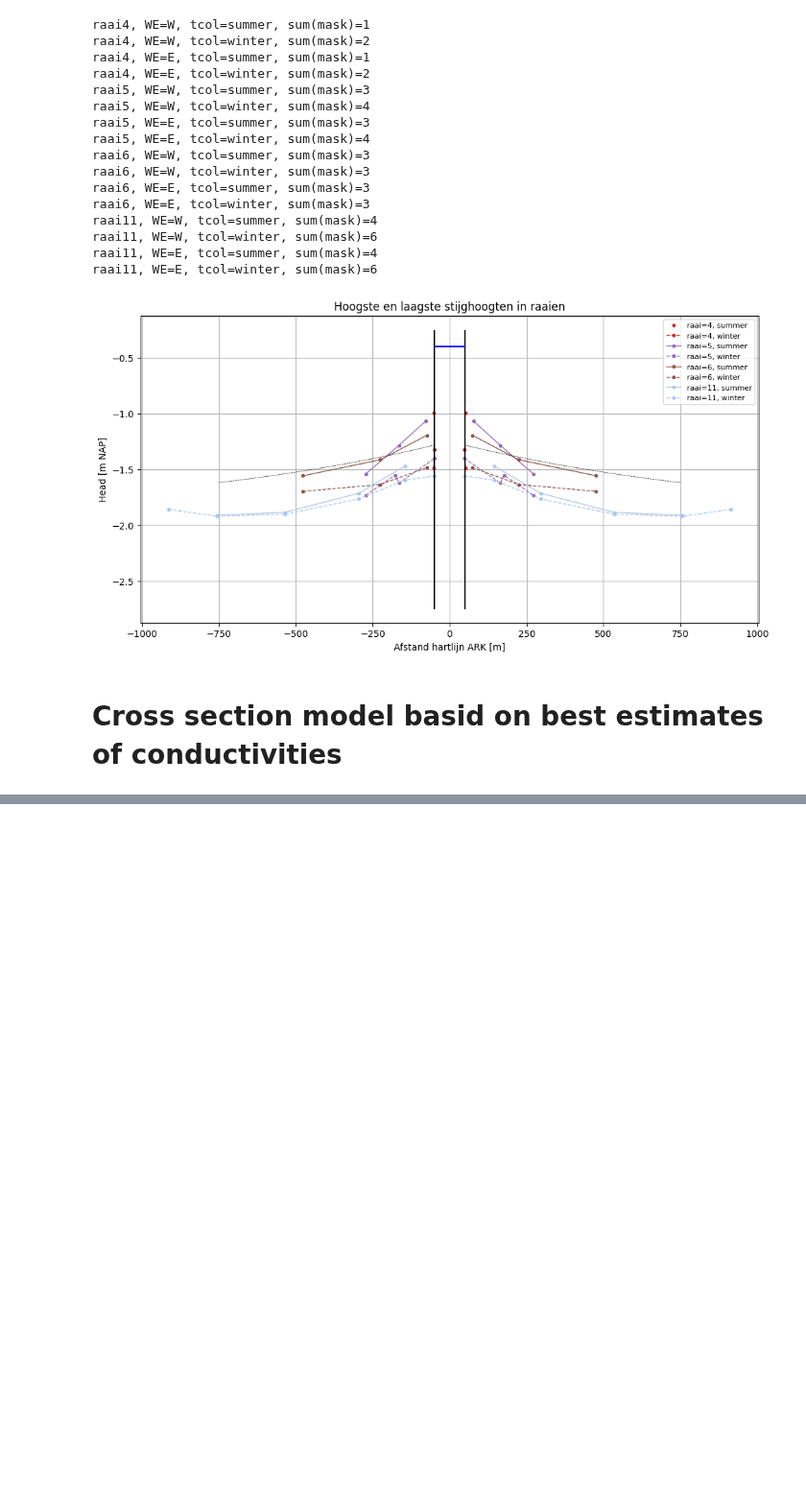
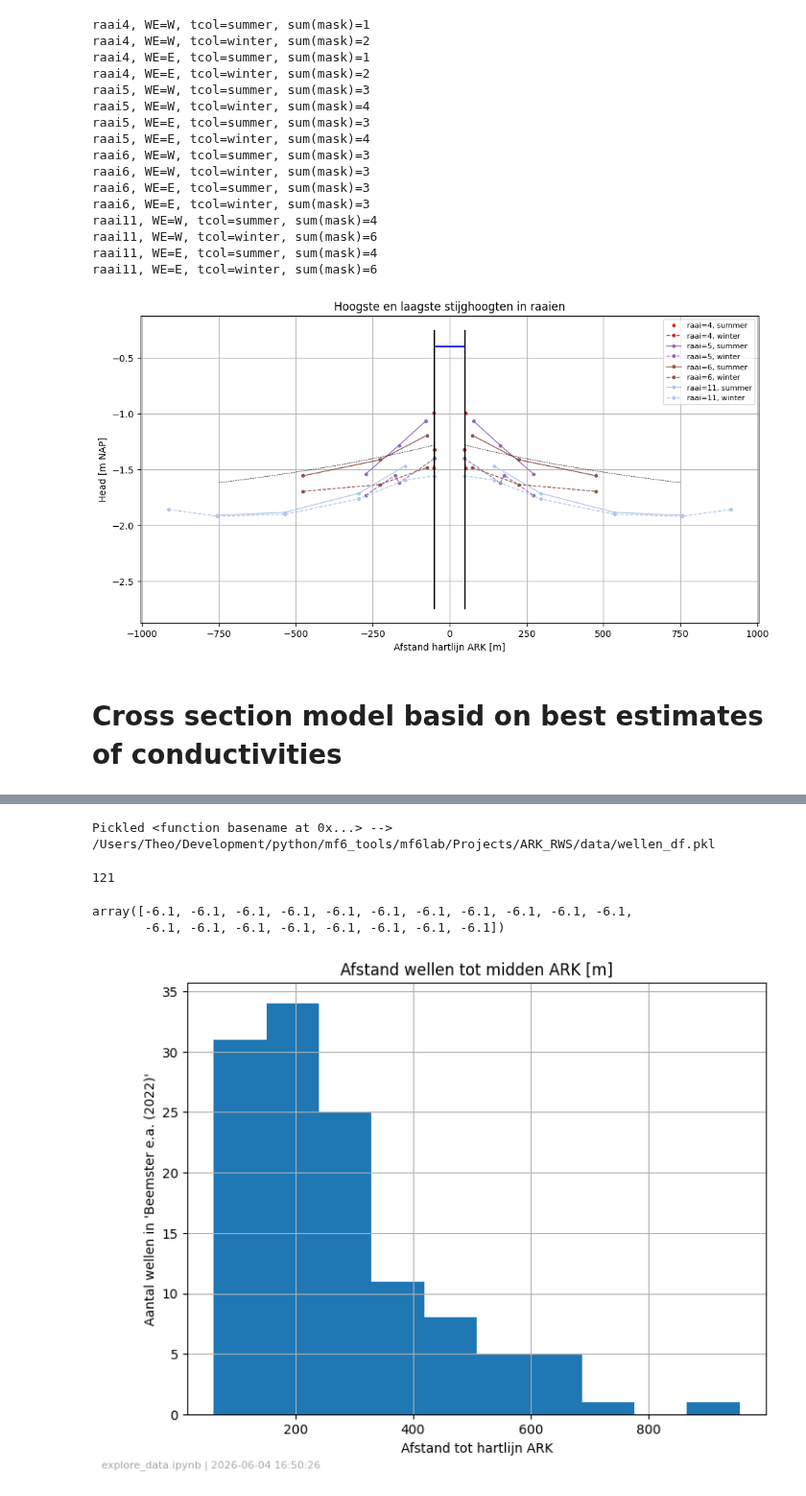
Before and after one commit to Olsthoorn/mf6lab, a Jupyter notebook: Projects/ARK_RWS/notebooks/explore_data.ipynb, the cells around one changed output, grey strips where cells are left out. Shown at 96% size. Drawn from its saved outputs; the diff is of its cells as text; code cells hidden in the pictures; blank space fills up the shorter version.

```diff
--- a/Projects/ARK_RWS/notebooks/explore_data.ipynb
+++ b/Projects/ARK_RWS/notebooks/explore_data.ipynb
@@ -961,0 +1098,51 @@ array([[-1, -1, -1],
+# %%
+import pandas as pd
+
+# Create intervals [min, max)
+intervals = pd.IntervalIndex.from_arrays(
+    raaien['min'],
+    raaien['max'],
+    closed='left'
+)
+
+# Find the interval containing each y coordinate
+wellen['raai'] = raaien.index[intervals.get_indexer(wellen['y'])]
+
+# --- Sort wellen by 'raai' and then by 'dist'
+wellen = wellen.sort_values(['raai', 'dist'])
+
+# --- Redifine the index
+wellen.index = np.arange(len(wellen))
+wellen
+
+pickleto(wellen, os.path.join(dirs.data, "wellen_df.pkl"))
+# %% [output]
+Pickled <function basename at 0x...> --> /Users/Theo/Development/python/mf6_tools/mf6lab/Projects/ARK_RWS/data/wellen_df.pkl
+# %%
+nwkp = lagen['geo'] == 'Niewkoop'
+ok_NK = lagen.loc[nwkp, 'okLaag'].values[0]
+iz = np.searchsorted(-gr.z, -ok_NK)
+b_wellen = 300. # Width the area next to the canal with the bulk of the wellen
+mask_wellen = (gr.ZM == gr.zm[iz]) & (gr.XM > bARK + 10) & (gr.XM < bARK + b_wellen)
+
+gr.XM[mask_wellen]
+
+len(wellen)
+# %% [output]
+121
+# %%
+fig, ax = plt.subplots(figsize=(8, 6))
+wellen.hist('dist', ax=ax)
+ax.set_title("Afstand wellen tot midden ARK [m]")
+ax.set_xlabel("Afstand tot hartlijn ARK")
+ax.set_ylabel("Aantal wellen in 'Beemster e.a. (2022)'")
+ax.grid(True)
+logo(fig, NOTEBOOK_NAME)
+# fig.savefig(os.path.join(dirs.images, "hist_afstand_wellen_tot_ARK.pdf"))
+
+Ig = gr.NOD[mask_wellen]
+gr.ZM[mask_wellen]
+# %% [output]
+array([-6.1, -6.1, -6.1, -6.1, -6.1, -6.1, -6.1, -6.1, -6.1, -6.1, -6.1,
+       -6.1, -6.1, -6.1, -6.1, -6.1, -6.1, -6.1, -6.1])
+[figure, added]
```
Also changed, not shown: parts of 24 cells of this notebook, 4 other files.
